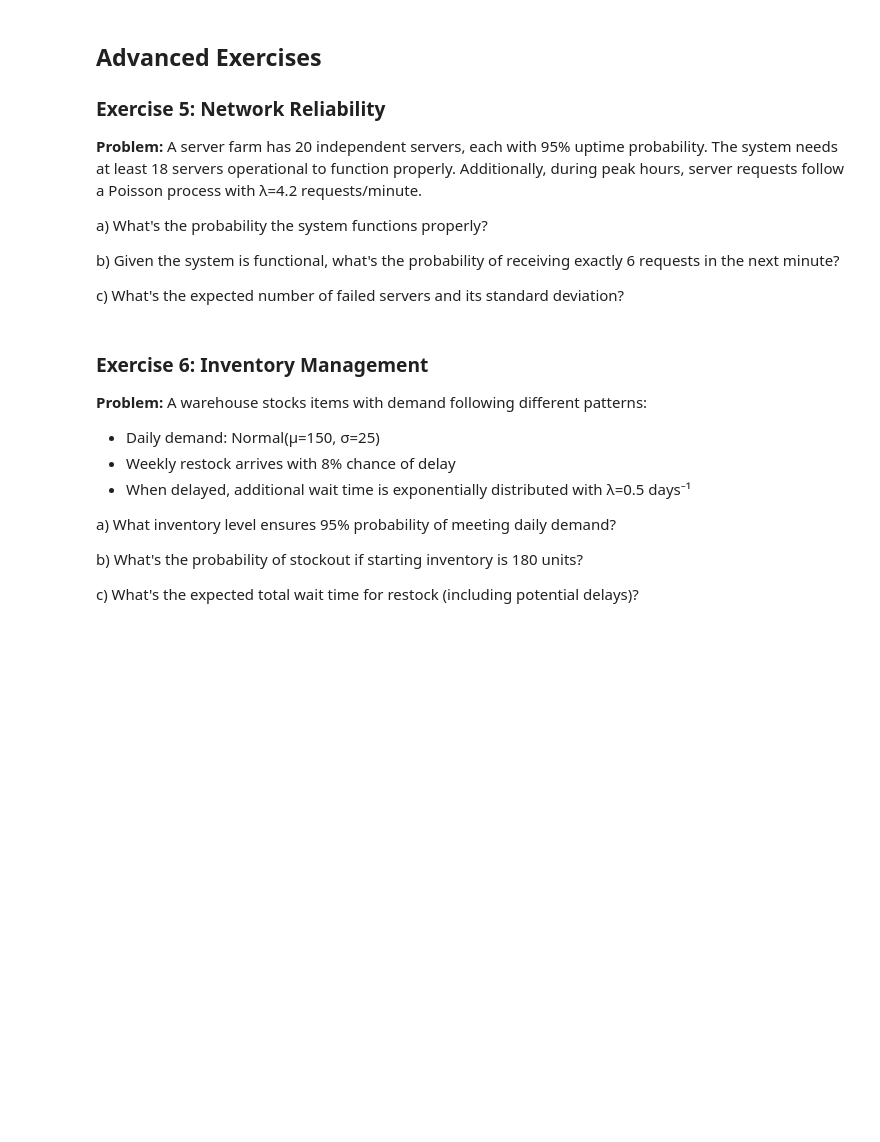
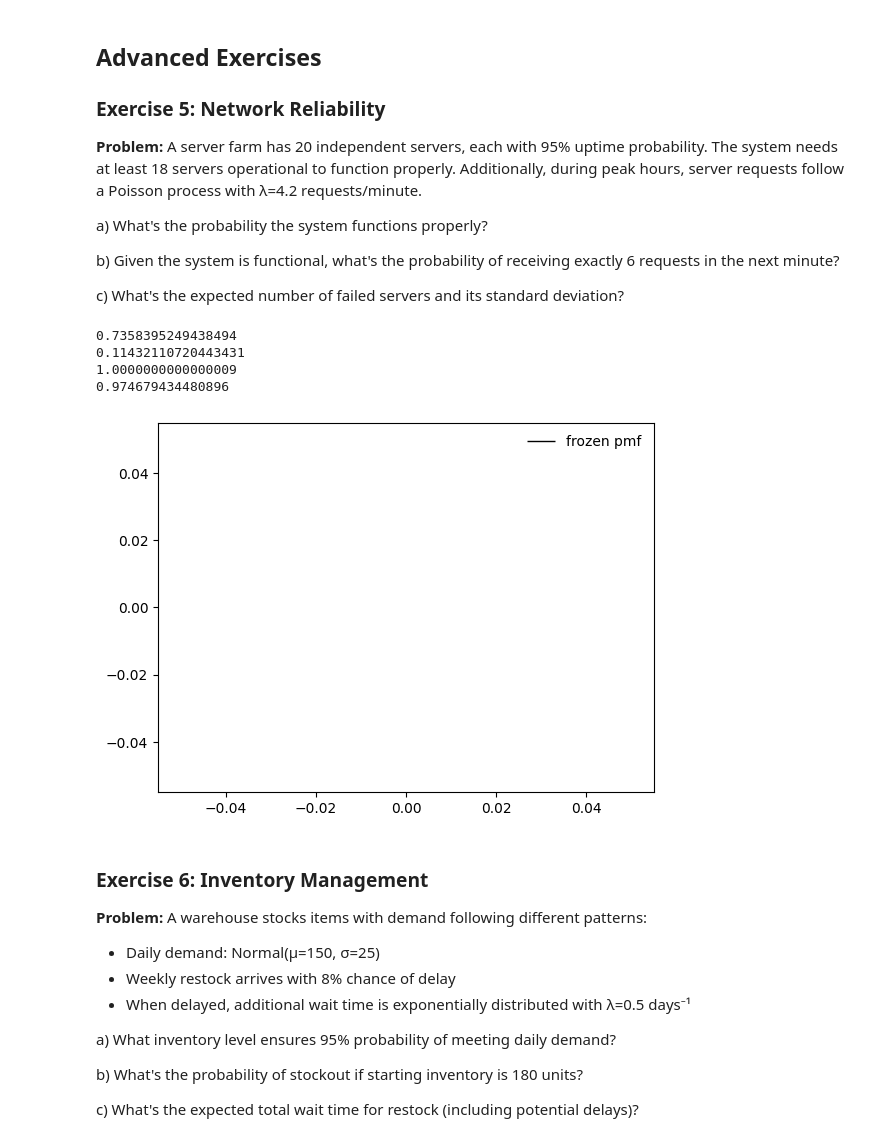
Before and after one commit to rszgosz/Mathematical-Statistics, a Jupyter notebook: Distributions.ipynb, the cells around one changed output. Cells and saved outputs as stored; diff of their text form; code cells hidden in the pictures; blank space fills up the shorter version.

```diff
--- a/Distributions.ipynb
+++ b/Distributions.ipynb
@@ -214,6 +237,44 @@ a) What's the probability the system functions properly?
 b) Given the system is functional, what's the probability of receiving exactly 6 requests in the next minute?
 
 c) What's the expected number of failed servers and its standard deviation?
+# %%
+fig, ax = plt.subplots(1, 1)
+n = 20
+p = 0.95
+q = 1-p
+k =18
+lam = 4.2
+l = 6
+# a)
+
+
+
+prob = binom.sf(k, n, p)
+print(prob)
+
+# b)
+prob = poisson.pmf(l, lam)
+print(prob)
+
+# c)
+
+exp_value = binom.mean(n, q)
+print(exp_value)
+sd = binom.std(n,p)
+print(sd)
+
+
+rv = binom(n, p)
+ax.vlines(x, 0, rv.pmf(x), colors='k', linestyles='-', lw=1,
+label='frozen pmf')
+ax.legend(loc='best', frameon=False)
+plt.show()
+# %% [output]
+0.7358395249438494
+0.11432110720443431
+1.0000000000000009
+0.974679434480896
+[figure, added]
 # %% [markdown]
 
 ### Exercise 6: Inventory Management
```
Also changed, not shown: parts of 2 cells of this notebook.
